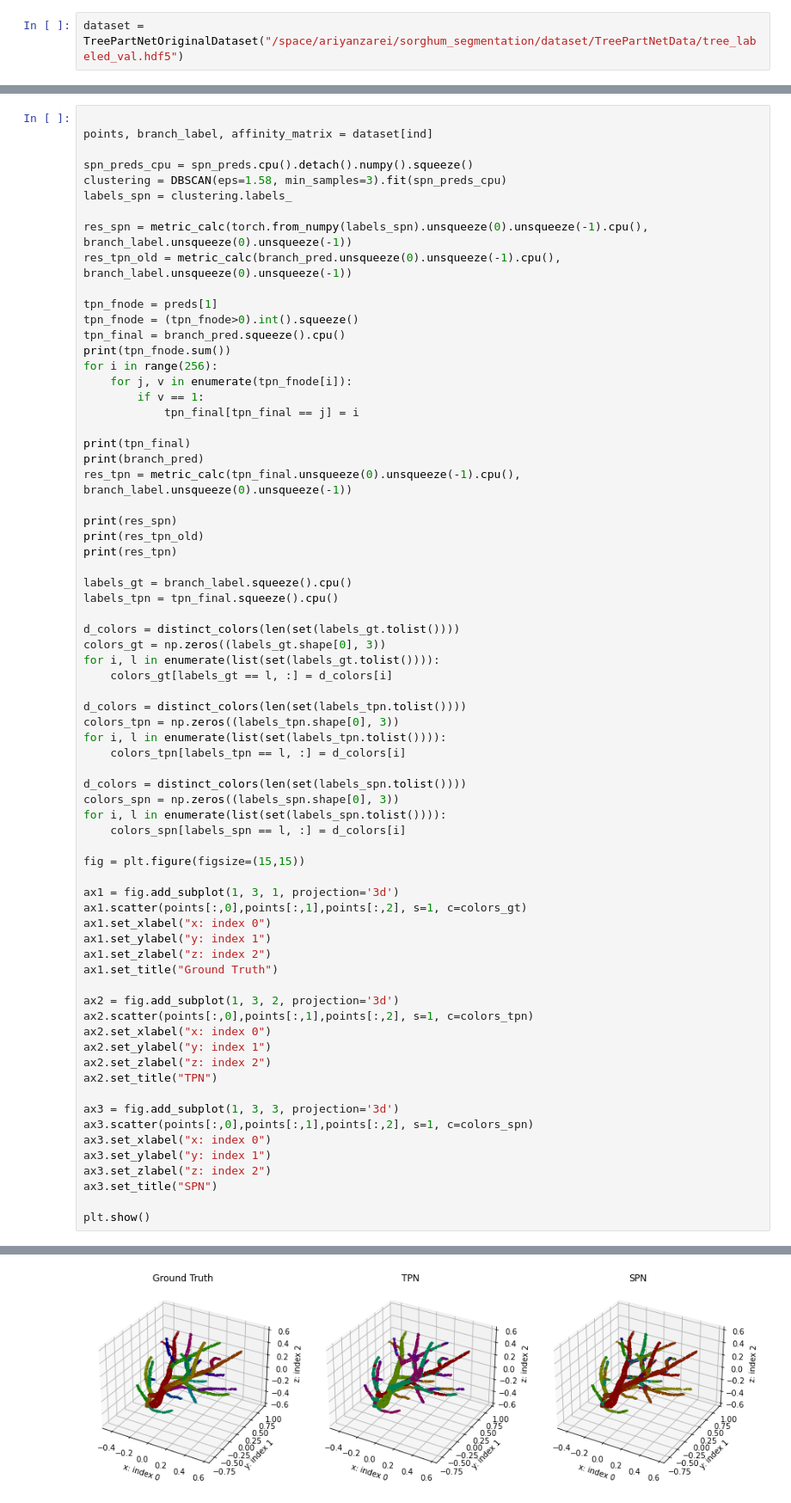
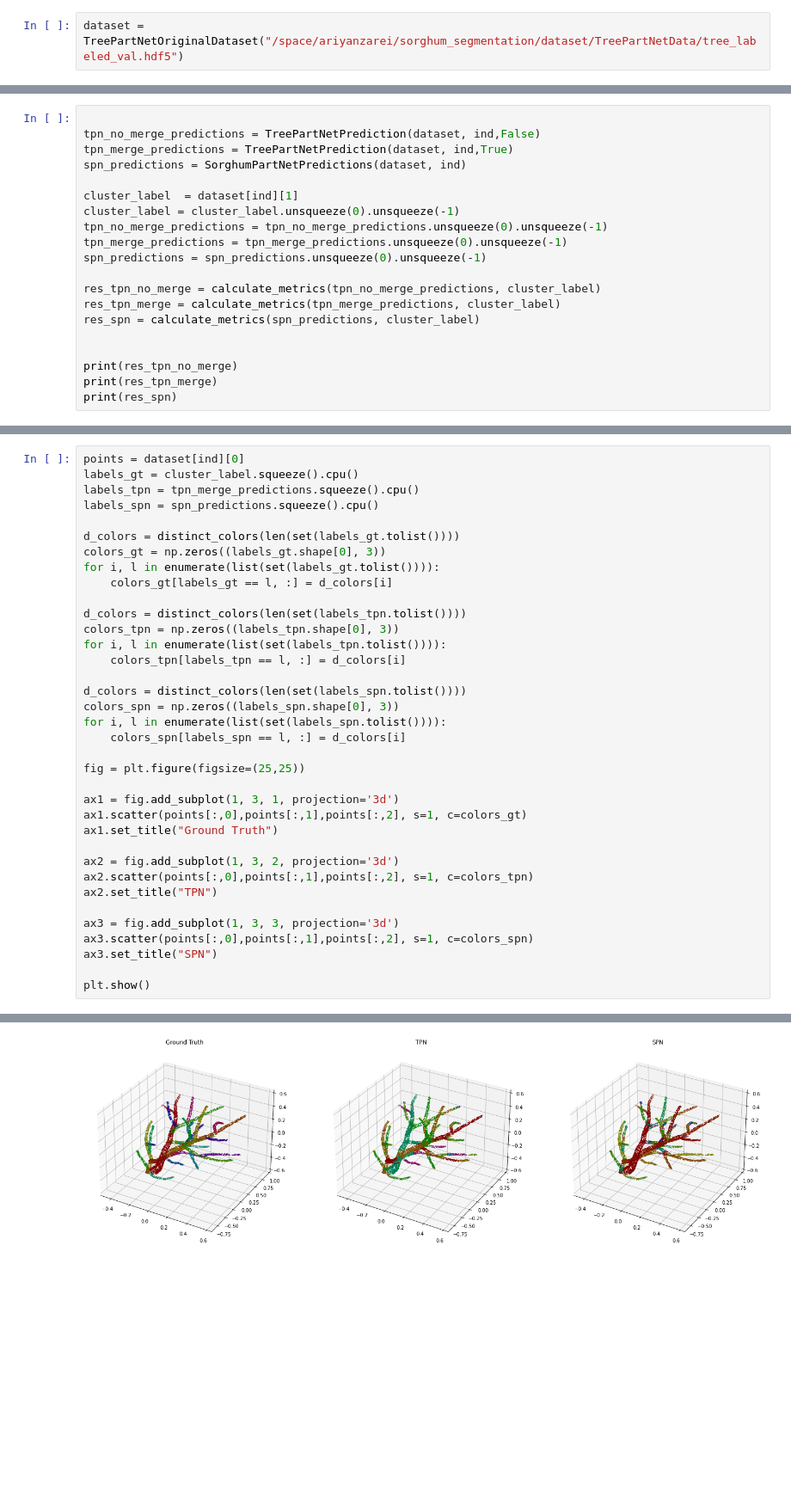
Before and after one commit to ariyanzri/PlantSegNet, a Jupyter notebook: notebooks/treepartnet_test.ipynb, the cells around one changed output, grey strips where cells are left out. Shown at 86% size. Cells and saved outputs as stored; diff of their text form; blank space fills up the shorter version.

Commit message:
updating treepartnet testing and save all preds

```diff
--- a/notebooks/treepartnet_test.ipynb
+++ b/notebooks/treepartnet_test.ipynb
@@ -35,0 +60,20 @@ branch_pred = torch.argmax(branch_pred,1).squeeze()
+# %%
+
+tpn_no_merge_predictions = TreePartNetPrediction(dataset, ind,False)
+tpn_merge_predictions = TreePartNetPrediction(dataset, ind,True)
+spn_predictions = SorghumPartNetPredictions(dataset, ind)
+
+cluster_label  = dataset[ind][1]
+cluster_label = cluster_label.unsqueeze(0).unsqueeze(-1)
+tpn_no_merge_predictions = tpn_no_merge_predictions.unsqueeze(0).unsqueeze(-1)
+tpn_merge_predictions = tpn_merge_predictions.unsqueeze(0).unsqueeze(-1)
+spn_predictions = spn_predictions.unsqueeze(0).unsqueeze(-1)
+
+res_tpn_no_merge = calculate_metrics(tpn_no_merge_predictions, cluster_label)
+res_tpn_merge = calculate_metrics(tpn_merge_predictions, cluster_label)
+res_spn = calculate_metrics(spn_predictions, cluster_label)
+
+
+print(res_tpn_no_merge)
+print(res_tpn_merge)
+print(res_spn)
@@ -36,33 +84,8 @@ branch_pred = torch.argmax(branch_pred,1).squeeze()
 # %%
-
-points, branch_label, affinity_matrix = dataset[ind]
-
-spn_preds_cpu = spn_preds.cpu().detach().numpy().squeeze()
-clustering = DBSCAN(eps=1.58, min_samples=3).fit(spn_preds_cpu)
-labels_spn = clustering.labels_
-
-res_spn = metric_calc(torch.from_numpy(labels_spn).unsqueeze(0).unsqueeze(-1).cpu(), branch_label.unsqueeze(0).unsqueeze(-1))
-res_tpn_old = metric_calc(branch_pred.unsqueeze(0).unsqueeze(-1).cpu(), branch_label.unsqueeze(0).unsqueeze(-1))
-
-tpn_fnode = preds[1]
-tpn_fnode = (tpn_fnode>0).int().squeeze()
-tpn_final = branch_pred.squeeze().cpu()
-print(tpn_fnode.sum())
-for i in range(256):
-    for j, v in enumerate(tpn_fnode[i]):
-        if v == 1:
-            tpn_final[tpn_final == j] = i
-
-print(tpn_final)
-print(branch_pred)
-res_tpn = metric_calc(tpn_final.unsqueeze(0).unsqueeze(-1).cpu(), branch_label.unsqueeze(0).unsqueeze(-1))
-
-print(res_spn)
-print(res_tpn_old)
-print(res_tpn)
-
-labels_gt = branch_label.squeeze().cpu()
-labels_tpn = tpn_final.squeeze().cpu()
+points = dataset[ind][0]
+labels_gt = cluster_label.squeeze().cpu()
+labels_tpn = tpn_merge_predictions.squeeze().cpu()
+labels_spn = spn_predictions.squeeze().cpu()
 
 d_colors = distinct_colors(len(set(labels_gt.tolist())))
 colors_gt = np.zeros((labels_gt.shape[0], 3))
@@ -79,27 +102,18 @@ colors_spn = np.zeros((labels_spn.shape[0], 3))
 for i, l in enumerate(list(set(labels_spn.tolist()))):
     colors_spn[labels_spn == l, :] = d_colors[i]
 
-fig = plt.figure(figsize=(15,15))
+fig = plt.figure(figsize=(25,25))
 
 ax1 = fig.add_subplot(1, 3, 1, projection='3d')
 ax1.scatter(points[:,0],points[:,1],points[:,2], s=1, c=colors_gt)
-ax1.set_xlabel("x: index 0")
-ax1.set_ylabel("y: index 1")
-ax1.set_zlabel("z: index 2")
 ax1.set_title("Ground Truth")
 
 ax2 = fig.add_subplot(1, 3, 2, projection='3d')
 ax2.scatter(points[:,0],points[:,1],points[:,2], s=1, c=colors_tpn)
-ax2.set_xlabel("x: index 0")
-ax2.set_ylabel("y: index 1")
-ax2.set_zlabel("z: index 2")
 ax2.set_title("TPN")
 
 ax3 = fig.add_subplot(1, 3, 3, projection='3d')
 ax3.scatter(points[:,0],points[:,1],points[:,2], s=1, c=colors_spn)
-ax3.set_xlabel("x: index 0")
-ax3.set_ylabel("y: index 1")
-ax3.set_zlabel("z: index 2")
 ax3.set_title("SPN")
 
 plt.show()
@@ -113 +121 @@ tensor([72,  2,  7,  ...,  2,  1,  7], device='cuda:0')
-[figure, old version]
+[figure, new version]
```
Also changed, not shown: parts of 9 cells of this notebook, 5 other files.
